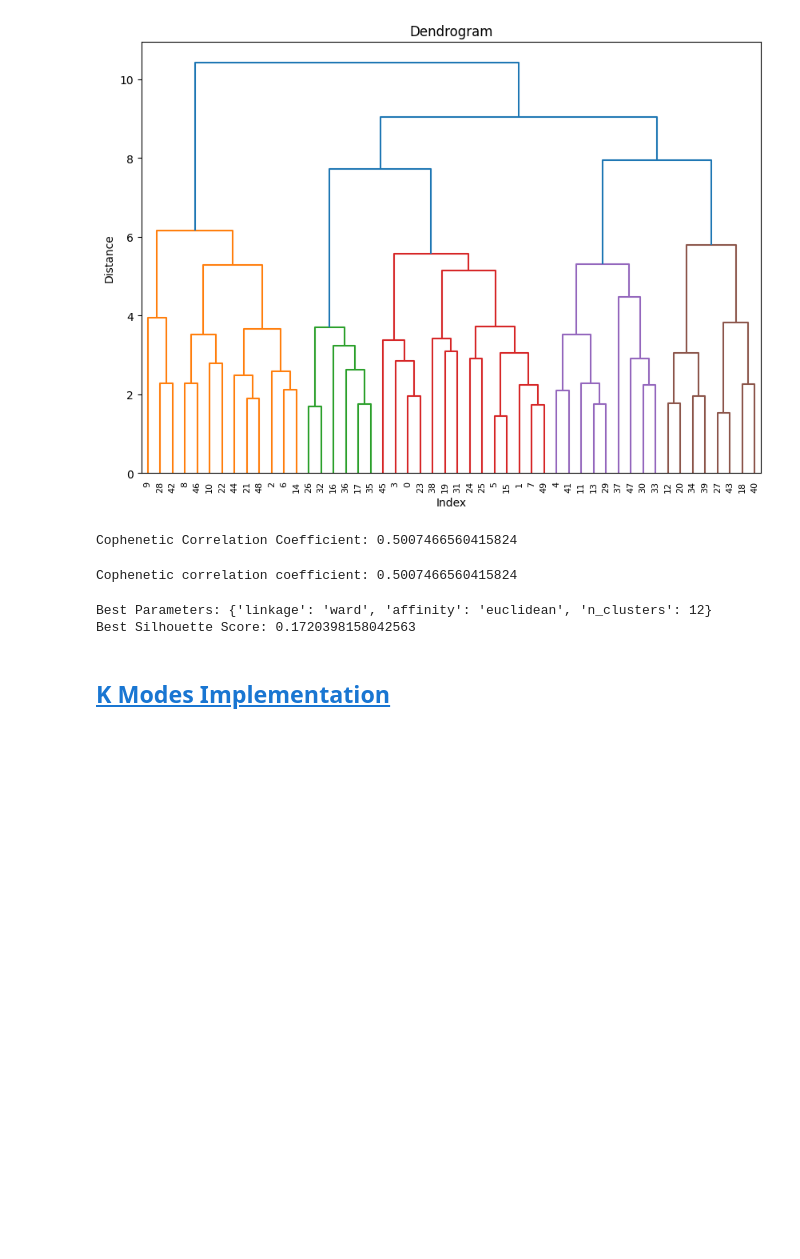
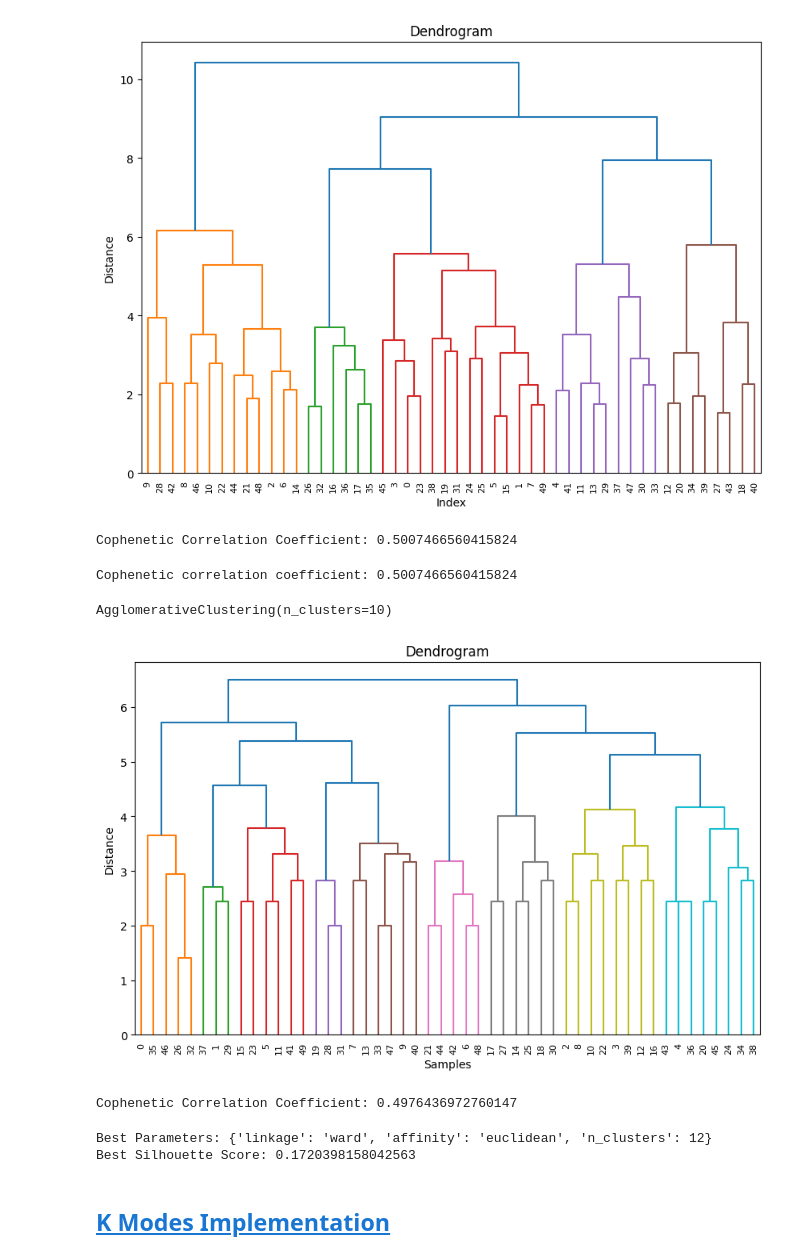
Before and after one commit to esoto15/research-summer-2024, a Jupyter notebook: Text_Tone_Analysis_with_KMeans.ipynb, the cells around one changed output. Cells and saved outputs as stored; diff of their text form; code cells hidden in the pictures; blank space fills up the shorter version.

```diff
--- a/Text_Tone_Analysis_with_KMeans.ipynb
+++ b/Text_Tone_Analysis_with_KMeans.ipynb
@@ -95,3 +95,8 @@ tones.head(3)
 # %%
 scaler = StandardScaler()
 tones_scaled = scaler.fit_transform(tones)
+# %%
+import pandas as pd
+
+# Assuming your tones dataset is stored in a variable called "tones"
+tones_encoded = pd.get_dummies(tones)
@@ -146,6 +155,35 @@ fig.update_layout(title=f'Dendrogram (Cophenetic correlation: {c:.2f})')
 fig.show()
 # %% [output]
 Cophenetic correlation coefficient: 0.5007466560415824
+# %%
+from sklearn.cluster import AgglomerativeClustering
+
+model = AgglomerativeClustering(n_clusters=10)
+model.fit(tones_encoded)
+# %% [output]
+AgglomerativeClustering(n_clusters=10)
+# %%
+import scipy.cluster.hierarchy as sch
+import matplotlib.pyplot as plt
+
+# Compute the linkage matrix
+Z = sch.linkage(tones_encoded, method='ward')
+
+# Plot the dendrogram
+plt.figure(figsize=(10, 6))
+sch.dendrogram(Z)
+plt.xlabel('Samples')
+plt.ylabel('Distance')
+plt.title('Dendrogram')
+plt.show()
+# %% [output]
+[figure, added]
+# %%
+# Calculate cophenetic correlation coefficient
+c, coph_dists = cophenet(Z, pdist(tones_encoded))
+print(f"Cophenetic Correlation Coefficient: {c}")
+# %% [output]
+Cophenetic Correlation Coefficient: 0.4976436972760147
 # %%
 X = tones_scaled
 
```
Also changed, not shown: parts of 41 cells of this notebook, 1 other file.
